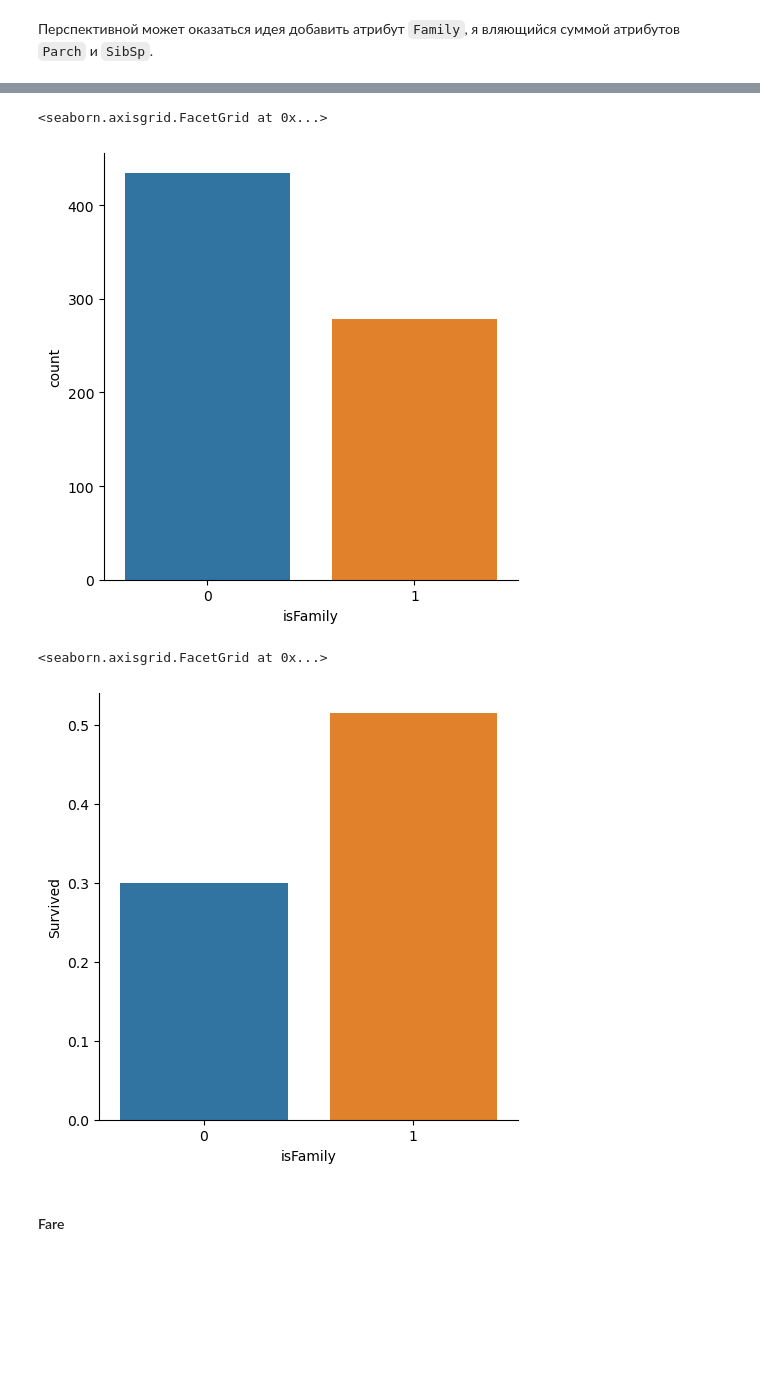
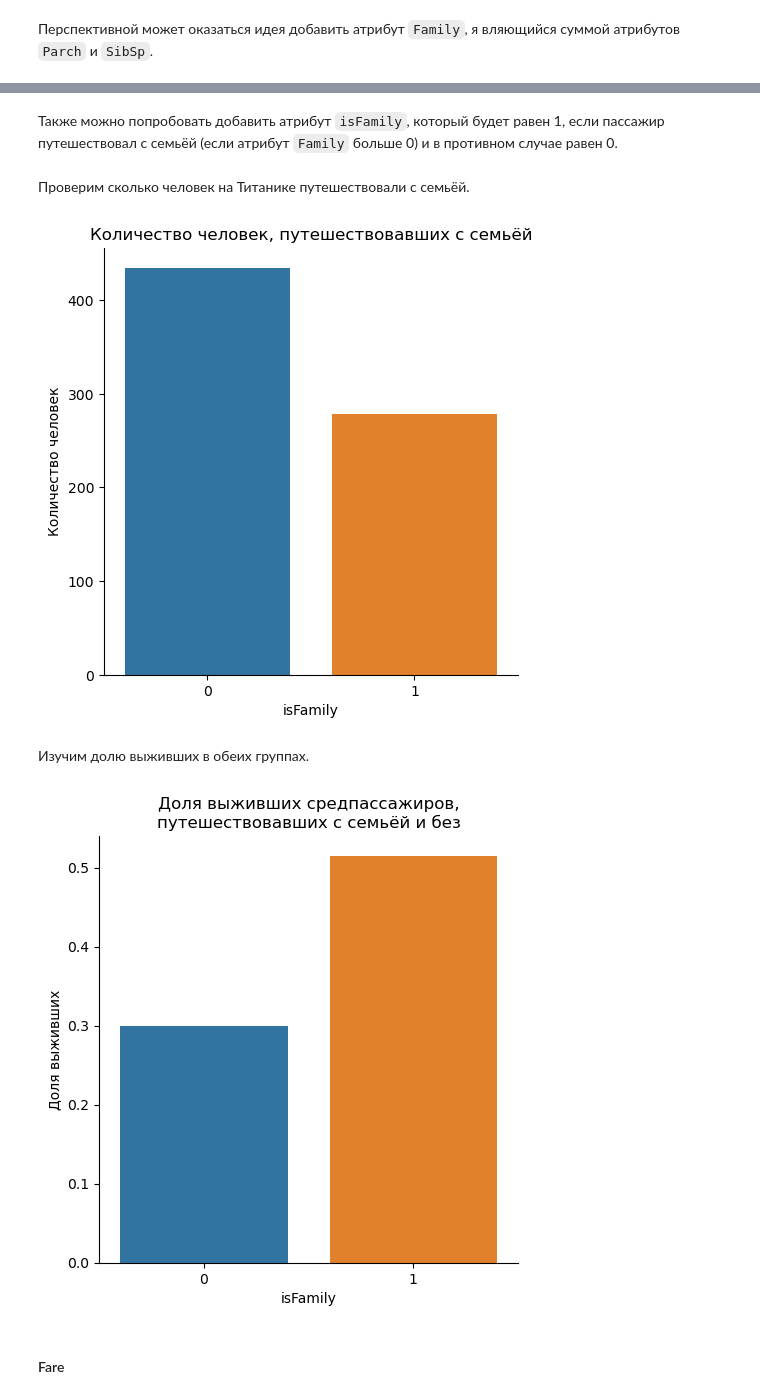
Before and after one commit to AlekseiBogachev/Titanic-Machine-Learning-from-Disaster, a Jupyter notebook: sources/Titanic-Machine-Learning-from-Disaster.ipynb, the cells around one changed output, grey strips where cells are left out. Cells and saved outputs as stored; diff of their text form; code cells hidden in the pictures; blank space fills up the shorter version.

```diff
--- a/sources/Titanic-Machine-Learning-from-Disaster.ipynb
+++ b/sources/Titanic-Machine-Learning-from-Disaster.ipynb
@@ -866,14 +878,28 @@ sns.catplot(data=exploratory_set, x='Family', y='Survived', kind='bar', errorbar
+# %% [markdown]
+Также можно попробовать добавить атрибут `isFamily`, который будет равен 1, если пассажир путешествовал с семьёй (если атрибут `Family` больше 0) и в противном случае равен 0.
 # %%
 exploratory_set['isFamily'] = exploratory_set.Family.clip(lower=0, upper=1)
+# %% [markdown]
+Проверим сколько человек на Титанике путешествовали с семьёй.
 # %%
 sns.catplot(data=exploratory_set, x='isFamily', kind='count')
+
+plt.title('Количество человек, путешествовавших с семьёй')
+plt.ylabel('Количество человек')
+
+plt.show()
 # %% [output]
-<seaborn.axisgrid.FacetGrid at 0x...>
-[figure, old version]
+[figure, new version]
+# %% [markdown]
+Изучим долю выживших в обеих группах.
 # %%
 sns.catplot(data=exploratory_set, x='isFamily', y='Survived', kind='bar', errorbar=None)
+
+plt.title('Доля выживших средпассажиров,\nпутешествовавших с семьёй и без')
+plt.ylabel('Доля выживших')
+
+plt.show()
 # %% [output]
-<seaborn.axisgrid.FacetGrid at 0x...>
-[figure, old version]
+[figure, new version]
 # %% [markdown]
 #### Fare
```
Also changed, not shown: parts of 44 cells of this notebook.
